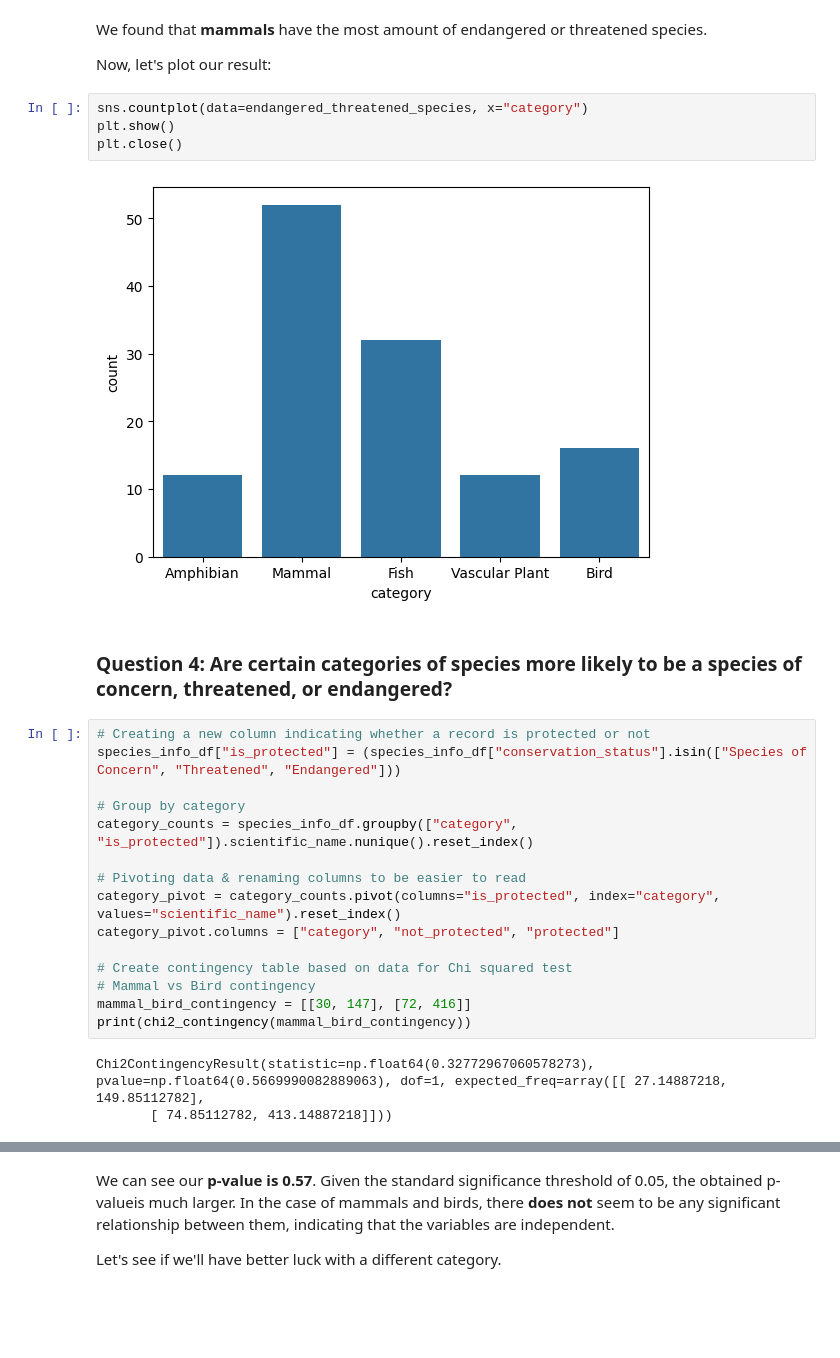
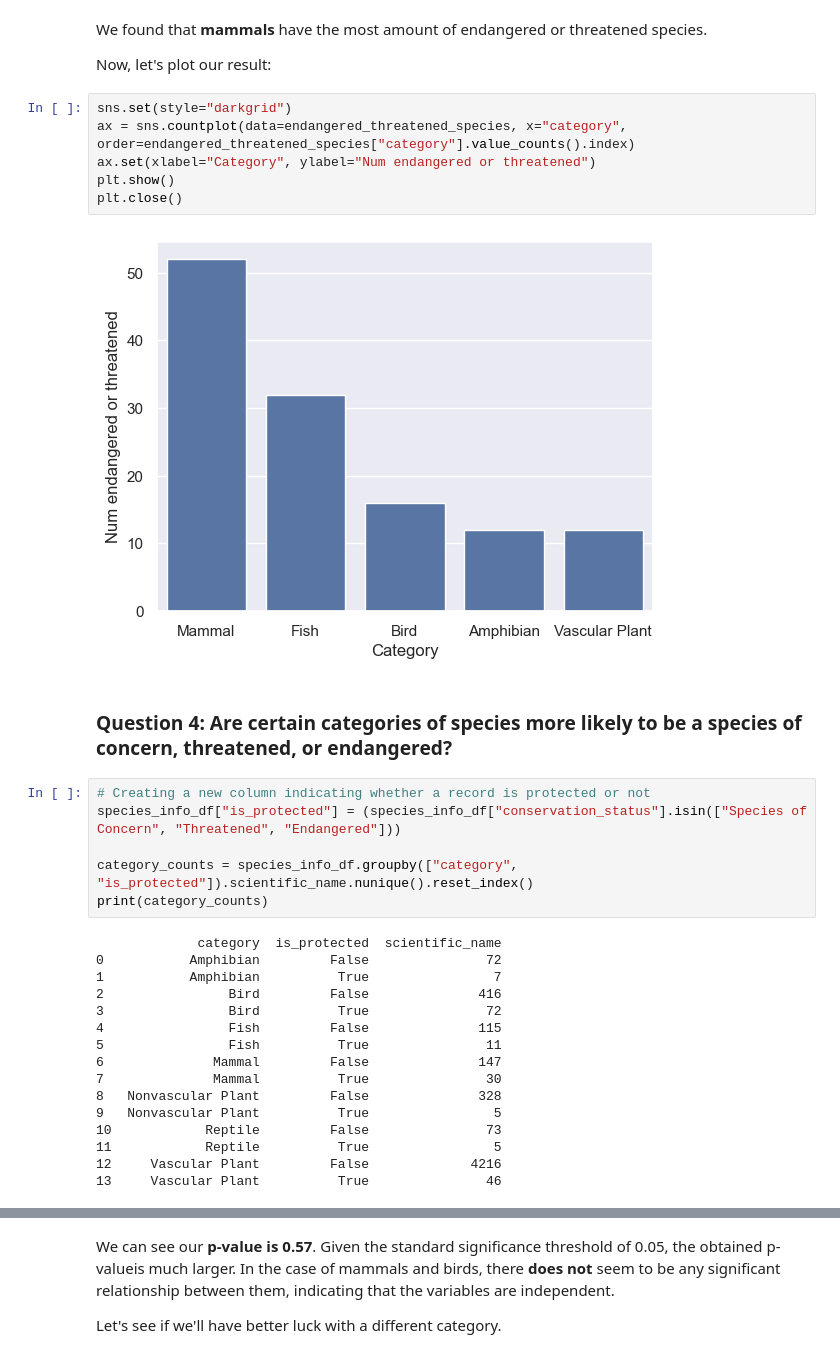
Before and after one commit to jennahall/Biodiversity-in-National-Parks, a Jupyter notebook: Biodiversity-in-National-Parks.ipynb, the cells around one changed output, grey strips where cells are left out. Cells and saved outputs as stored; diff of their text form; blank space fills up the shorter version.

Commit message:
Updated graphs, added print statements

```diff
--- a/Biodiversity-in-National-Parks.ipynb
+++ b/Biodiversity-in-National-Parks.ipynb
@@ -183,28 +189,34 @@ We found that **mammals** have the most amount of endangered or threatened speci
 
 Now, let's plot our result:
 # %%
-sns.countplot(data=endangered_threatened_species, x="category")
+sns.set(style="darkgrid")
+ax = sns.countplot(data=endangered_threatened_species, x="category", order=endangered_threatened_species["category"].value_counts().index)
+ax.set(xlabel="Category", ylabel="Num endangered or threatened")
 plt.show()
 plt.close()
 # %% [output]
-[figure, old version]
+[figure, new version]
 # %% [markdown]
 ### Question 4: Are certain categories of species more likely to be a species of concern, threatened, or endangered?
 # %%
 # Creating a new column indicating whether a record is protected or not
 species_info_df["is_protected"] = (species_info_df["conservation_status"].isin(["Species of Concern", "Threatened", "Endangered"]))
 
-# Group by category
 category_counts = species_info_df.groupby(["category", "is_protected"]).scientific_name.nunique().reset_index()
-
-# Pivoting data & renaming columns to be easier to read
-category_pivot = category_counts.pivot(columns="is_protected", index="category", values="scientific_name").reset_index()
-category_pivot.columns = ["category", "not_protected", "protected"]
-
-# Create contingency table based on data for Chi squared test
-# Mammal vs Bird contingency
-mammal_bird_contingency = [[30, 147], [72, 416]]
-print(chi2_contingency(mammal_bird_contingency))
+print(category_counts)
 # %% [output]
-Chi2ContingencyResult(statistic=np.float64(0.32772967060578273), pvalue=np.float64(0.5669990082889063), dof=1, expected_freq=array([[ 27.14887218, 149.85112782],
-       [ 74.85112782, 413.14887218]]))
+             category  is_protected  scientific_name
+0           Amphibian         False               72
+1           Amphibian          True                7
+2                Bird         False              416
+3                Bird          True               72
+4                Fish         False              115
+5                Fish          True               11
+6              Mammal         False              147
+7              Mammal          True               30
+8   Nonvascular Plant         False              328
+9   Nonvascular Plant          True                5
+10            Reptile         False               73
+11            Reptile          True                5
+12     Vascular Plant         False             4216
+13     Vascular Plant          True               46
```
Also changed, not shown: parts of 10 cells of this notebook, 1 other file.
